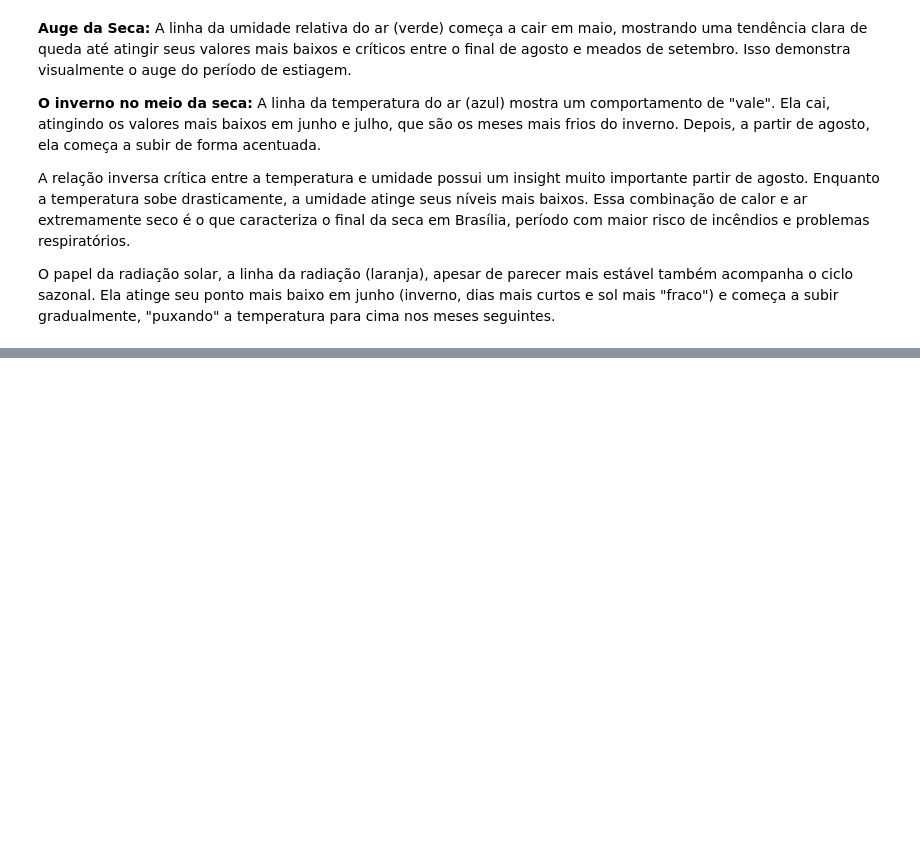
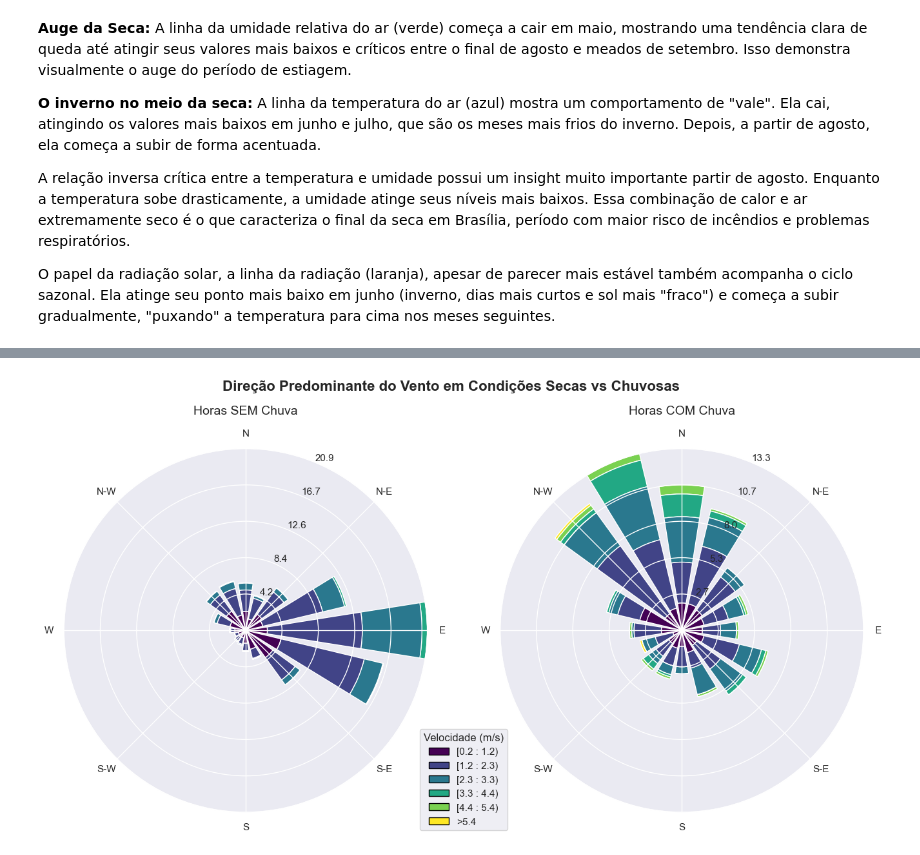
Before and after one commit to Mustasheep/brasilia-weather-forecasting, a Jupyter notebook: notebooks/02_eda.ipynb, the cells around one changed output, grey strips where cells are left out. Cells and saved outputs as stored; diff of their text form; code cells hidden in the pictures; blank space fills up the shorter version.

```diff
--- a/notebooks/02_eda.ipynb
+++ b/notebooks/02_eda.ipynb
@@ -270,0 +319,38 @@ O papel da radiação solar, a linha da radiação (laranja), apesar de parecer
+# %%
+# separando o dataframe
+df_com_chuva = df[df["choveu"] == 1]
+df_sem_chuva = df[df["choveu"] == 0]
+
+# Gerando plot com rosas dos ventos
+fig, (ax1, ax2) = plt.subplots(1, 2, figsize=(16, 8),
+                               subplot_kw={'projection': 'windrose'})
+
+fig.suptitle('Direção Predominante do Vento em Condições Secas vs Chuvosas\n',
+             fontsize=16, fontweight='bold')
+
+# Grafico sem chuva
+ax1.set_title('Horas SEM Chuva', fontsize=14, y=1.08)
+ax1.bar(
+    df_sem_chuva['vento direcao'],
+    df_sem_chuva['vento velocidade'],
+    normed=True,
+    opening=0.8,
+    edgecolor='white',
+    cmap=plt.cm.viridis
+    )
+
+# Gráfico com chuva
+ax2.set_title('Horas COM Chuva', fontsize=14, y=1.08)
+ax2.bar(
+    df_com_chuva['vento direcao'],
+    df_com_chuva['vento velocidade'],
+    normed=True,
+    opening=0.8,
+    edgecolor='white',
+    cmap=plt.cm.viridis
+    )
+
+ax2.legend(title="Velocidade (m/s)", loc='center', bbox_to_anchor=(-0.1, 0.09))
+plt.show()
+# %% [output]
+[figure, added]
```
Also changed, not shown: parts of 8 cells of this notebook.
